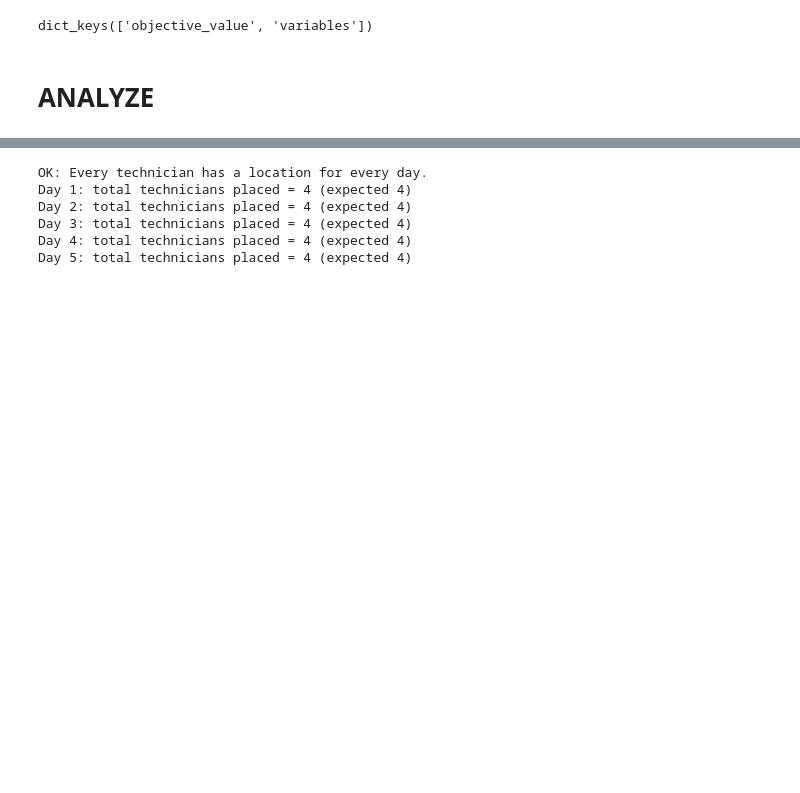
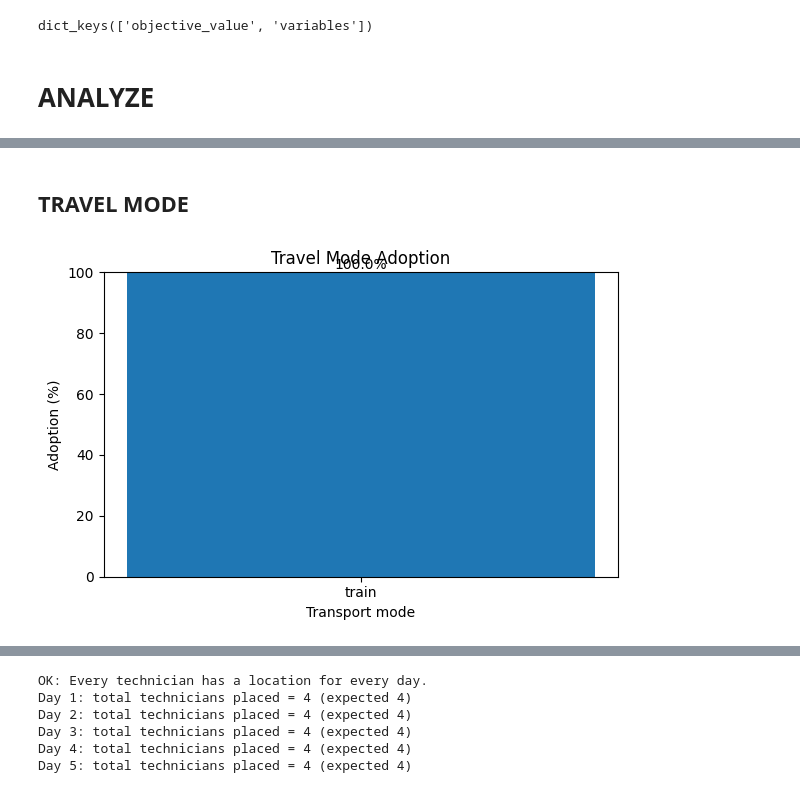
Before and after one commit to MatteoG96/A-Skill-Based-Technician-Routing-and-Scheduling-Model, a Jupyter notebook: results_analysis.ipynb, the cells around one changed output, grey strips where cells are left out. Cells and saved outputs as stored; diff of their text form; code cells hidden in the pictures; blank space fills up the shorter version.

```diff
--- a/results_analysis.ipynb
+++ b/results_analysis.ipynb
@@ -50,3 +52,56 @@ data['variables']
 # -----------------------------
 INPUT_PATH   = r"G:\Il mio Drive\LAVORO\1.RICERCA\0.CONFERENCE PAPER\4.KES\2026\1.CODE\instances\demo_clustered_seed1.json"
 RESULTS_PATH = r"G:\Il mio Drive\LAVORO\1.RICERCA\0.CONFERENCE PAPER\4.KES\2026\1.CODE\results\demo_clustered_seed1.json"
+# %% [markdown]
+## TRAVEL MODE
+# %%
+import json
+from collections import Counter
+import matplotlib.pyplot as plt
+
+# -----------------------------
+# LOAD RESULTS
+# -----------------------------
+with open(RESULTS_PATH, "r") as f:
+    res = json.load(f)
+
+y = res["variables"]["y"]
+
+# -----------------------------
+# COUNT TRIPS PER MODE
+# -----------------------------
+mode_count = Counter()
+
+for key, val in y.items():
+    if val > 0.5:  # active trip
+        parts = key.split("|")
+        mode = parts[-1]
+        mode_count[mode] += 1
+
+total_trips = sum(mode_count.values())
+
+# -----------------------------
+# COMPUTE PERCENTAGES
+# -----------------------------
+modes = list(mode_count.keys())
+percentages = [100 * mode_count[m] / total_trips for m in modes]
+
+# -----------------------------
+# BARPLOT
+# -----------------------------
+plt.figure(figsize=(6,4))
+plt.bar(modes, percentages)
+
+plt.ylabel("Adoption (%)")
+plt.xlabel("Transport mode")
+plt.title("Travel Mode Adoption")
+plt.ylim(0,100)
+
+# show percentage labels
+for i, v in enumerate(percentages):
+    plt.text(i, v + 1, f"{v:.1f}%", ha='center')
+
+plt.tight_layout()
+plt.show()
+# %% [output]
+[figure, added]
```
Also changed, not shown: parts of 11 cells of this notebook, 4 other files.
